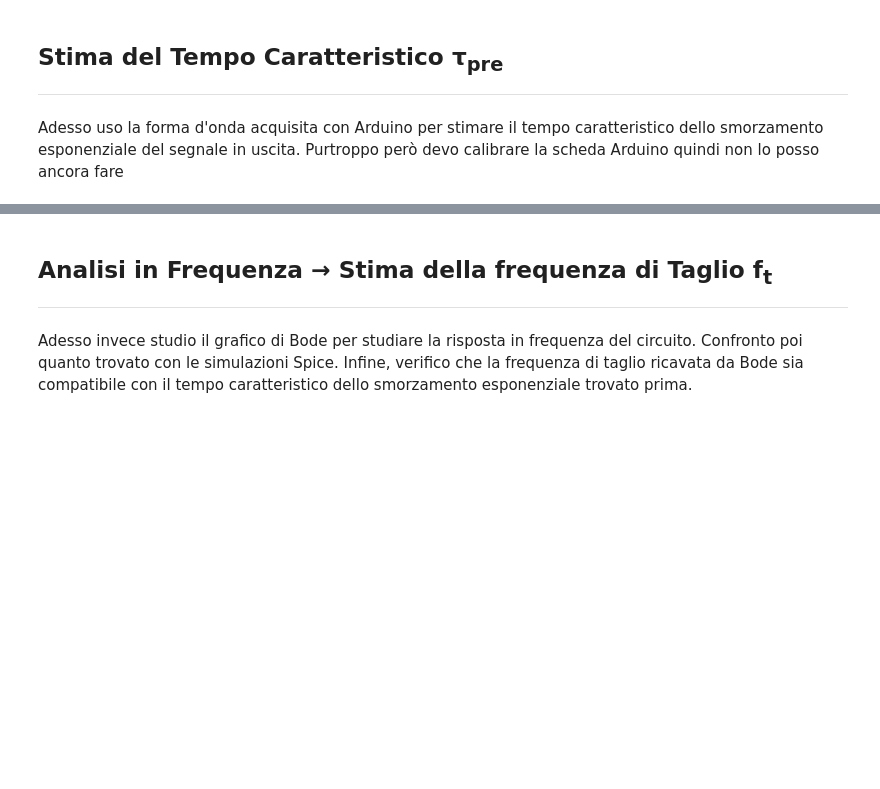
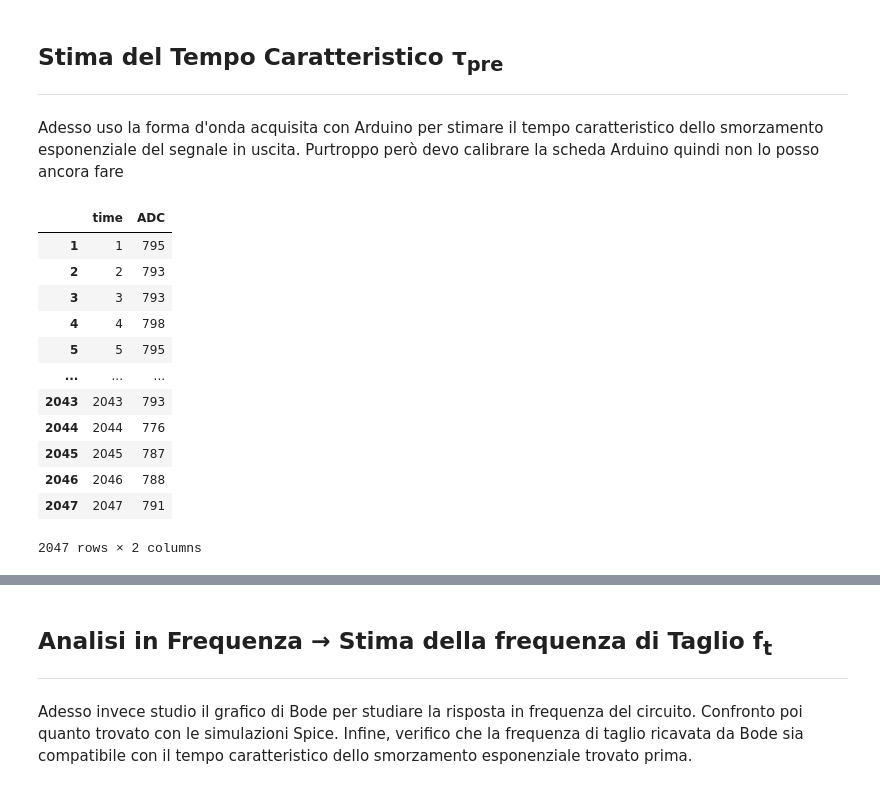
Before and after one commit to niklai99/physics_laboratory_2020_2021, a Jupyter notebook: CATENA ELETTRONICA/Python/PreAmp - Analysis.ipynb, the cells around one changed output, grey strips where cells are left out. Cells and saved outputs as stored; diff of their text form; code cells hidden in the pictures; blank space fills up the shorter version.

```diff
--- a/CATENA ELETTRONICA/Python/PreAmp - Analysis.ipynb
+++ b/CATENA ELETTRONICA/Python/PreAmp - Analysis.ipynb
@@ -176,3 +176,29 @@ Compatibilità λ = 0.051
 ***
 
 Adesso uso la forma d'onda acquisita con Arduino per stimare il tempo caratteristico dello smorzamento esponenziale del segnale in uscita. Purtroppo però devo calibrare la scheda Arduino quindi non lo posso ancora fare
+# %%
+# READ DATA FROM FILE
+file_name = '../Data/PreAmp/data_arduino.dat'
+
+data = pd.read_csv(file_name, index_col = False, header = None, sep = ' ')
+data.index = np.arange(1, len(data)+1)
+
+data.columns = ['time', 'ADC']
+
+# FACCIO LE CONVERSIONI CON LA CALIBRAZIONE
+
+data
+# %% [output]
+|  | time | ADC |
+| 1 | 1 | 795 |
+| 2 | 2 | 793 |
+| 3 | 3 | 793 |
+| 4 | 4 | 798 |
+| 5 | 5 | 795 |
+| ... | ... | ... |
+| 2043 | 2043 | 793 |
+| 2044 | 2044 | 776 |
+| 2045 | 2045 | 787 |
+| 2046 | 2046 | 788 |
+| 2047 | 2047 | 791 |
+2047 rows × 2 columns
```
Also changed, not shown: parts of 1 cell of this notebook, 2 other files.
